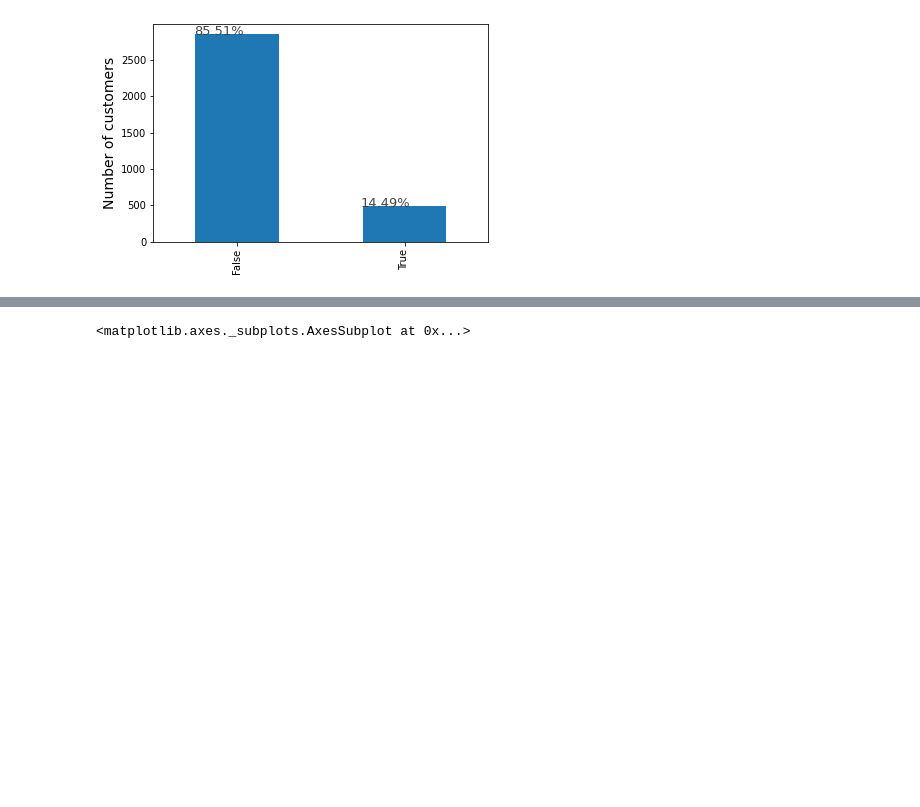
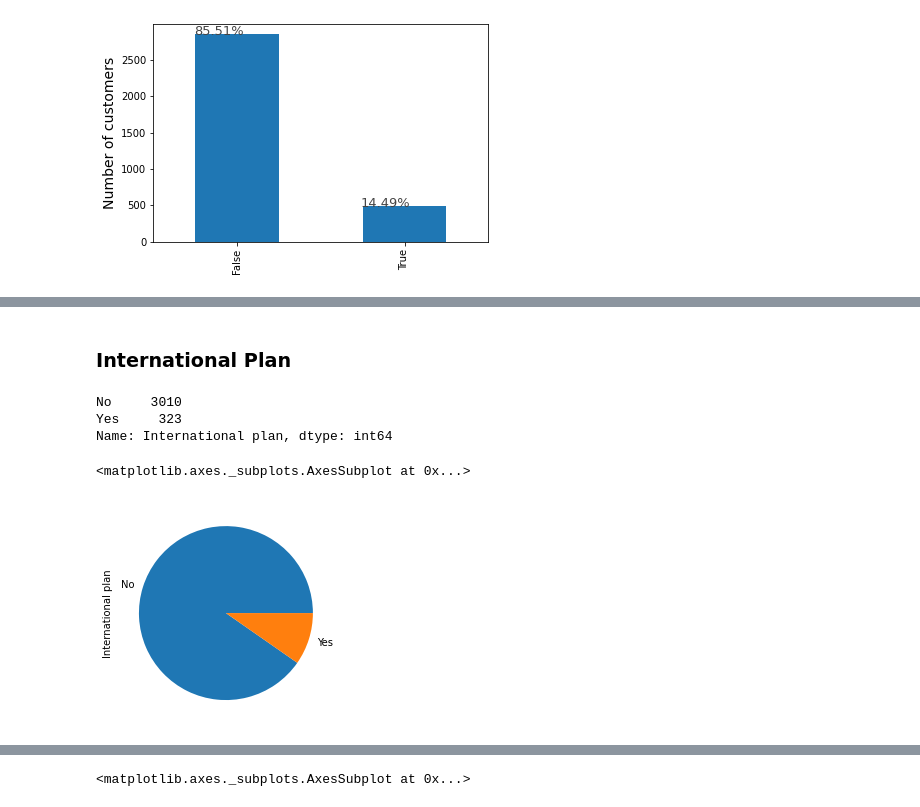
Before and after one commit to vithika-karan/Churn-Data-Analysis, a Jupyter notebook: Telecom_Churn_Analysis_Capstone_Project.ipynb, the cells around one changed output, grey strips where cells are left out. Saved outputs shown, nothing was run; the diff lists cells and outputs as text; code cells hidden in the pictures; blank space fills up the shorter version.

```diff
--- a/Telecom_Churn_Analysis_Capstone_Project.ipynb
+++ b/Telecom_Churn_Analysis_Capstone_Project.ipynb
@@ -115,0 +136,12 @@ sns.countplot(x="Churn",data=df,hue="International plan",palette="coolwarm_r")
+# %% [markdown]
+### International Plan
+# %%
+#International plan value count plot
+print(df["International plan"].value_counts())
+df["International plan"].value_counts().plot(kind="pie")
+# %% [output]
+No     3010
+Yes     323
+Name: International plan, dtype: int64
+<matplotlib.axes._subplots.AxesSubplot at 0x...>
+[figure, added]
```
Also changed, not shown: parts of 12 cells of this notebook.
